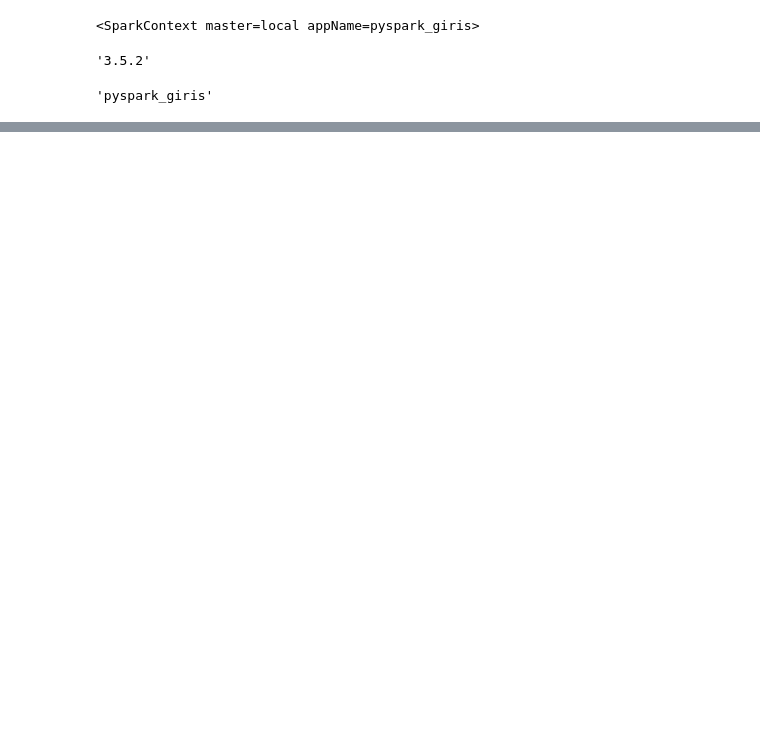
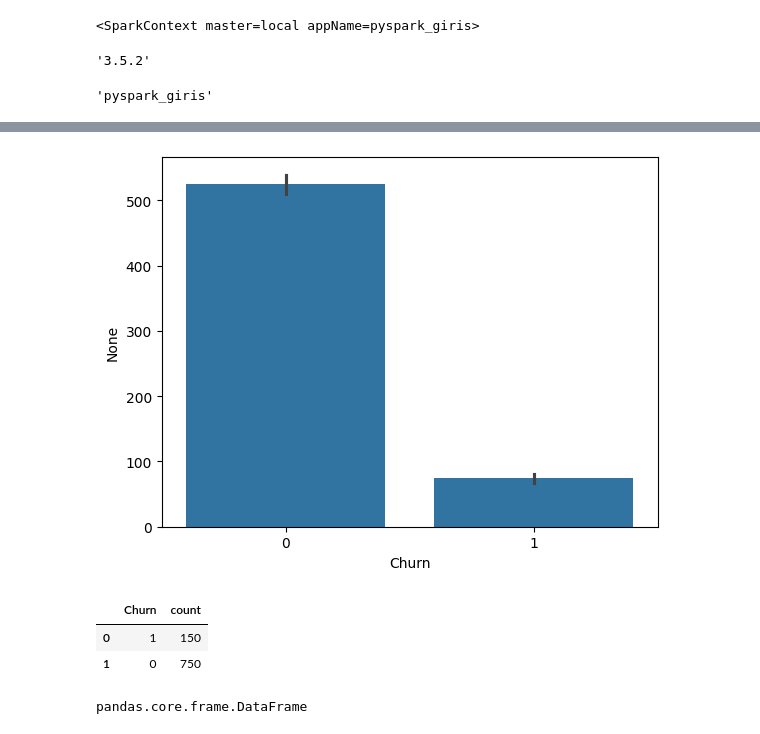
Before and after one commit to giraydorukyurt7/Data_Science-And-Artificial_Intelligence-Journeys, a Jupyter notebook: Big_Data/big_data.ipynb, the cells around one changed output, grey strips where cells are left out. Cells and saved outputs as stored; diff of their text form; code cells hidden in the pictures; blank space fills up the shorter version.

Commit message:
Big data continue

```diff
--- a/Big_Data/big_data.ipynb
+++ b/Big_Data/big_data.ipynb
@@ -29,0 +40,2 @@ sc.appName
+# %%
+spark_df  = spark.read.csv("churn.csv", header = True, inferSchema = True)
@@ -29,0 +267,3 @@ sc.appName
+# %%
+sdf = spark_df.toPandas()
+sdf.head()
@@ -29,0 +277,15 @@ sc.appName
+# %%
+sns.barplot(x="Churn", y = sdf.Churn.index, data = sdf);
+# %% [output]
+[figure, added]
+# %%
+a = spark_df.groupby("Churn").count().toPandas()
+a
+# %% [output]
+|  | Churn | count |
+| 0 | 1 | 150 |
+| 1 | 0 | 750 |
+# %%
+type(a)
+# %% [output]
+pandas.core.frame.DataFrame
```
Also changed, not shown: parts of 86 cells of this notebook, 1 other file.
